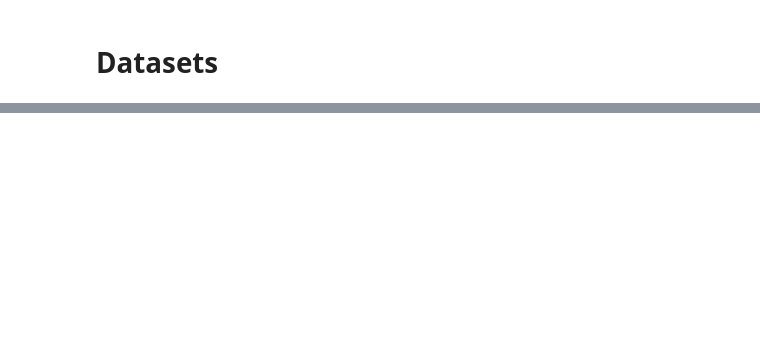
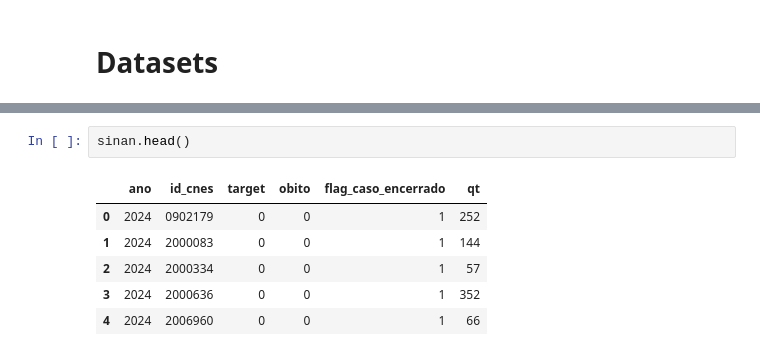
Before and after one commit to mlab-rs-brazil/dengue, a Jupyter notebook: eda/eda_sinan.ipynb, the cells around one changed output, grey strips where cells are left out. Drawn from its saved outputs; the diff is of its cells as text; blank space fills up the shorter version.

```diff
--- a/eda/eda_sinan.ipynb
+++ b/eda/eda_sinan.ipynb
@@ -32,0 +42,9 @@ dieese = pd.read_csv(f'{project_root}/data/bronze/dieese/dieese.csv', sep=';', e
+# %%
+sinan.head()
+# %% [output]
+|  | ano | id_cnes | target | obito | flag_caso_encerrado | qt |
+| 0 | 2024 | 0902179 | 0 | 0 | 1 | 252 |
+| 1 | 2024 | 2000083 | 0 | 0 | 1 | 144 |
+| 2 | 2024 | 2000334 | 0 | 0 | 1 | 57 |
+| 3 | 2024 | 2000636 | 0 | 0 | 1 | 352 |
+| 4 | 2024 | 2006960 | 0 | 0 | 1 | 66 |
```
Also changed, not shown: parts of 10 cells of this notebook, 43 other files.
